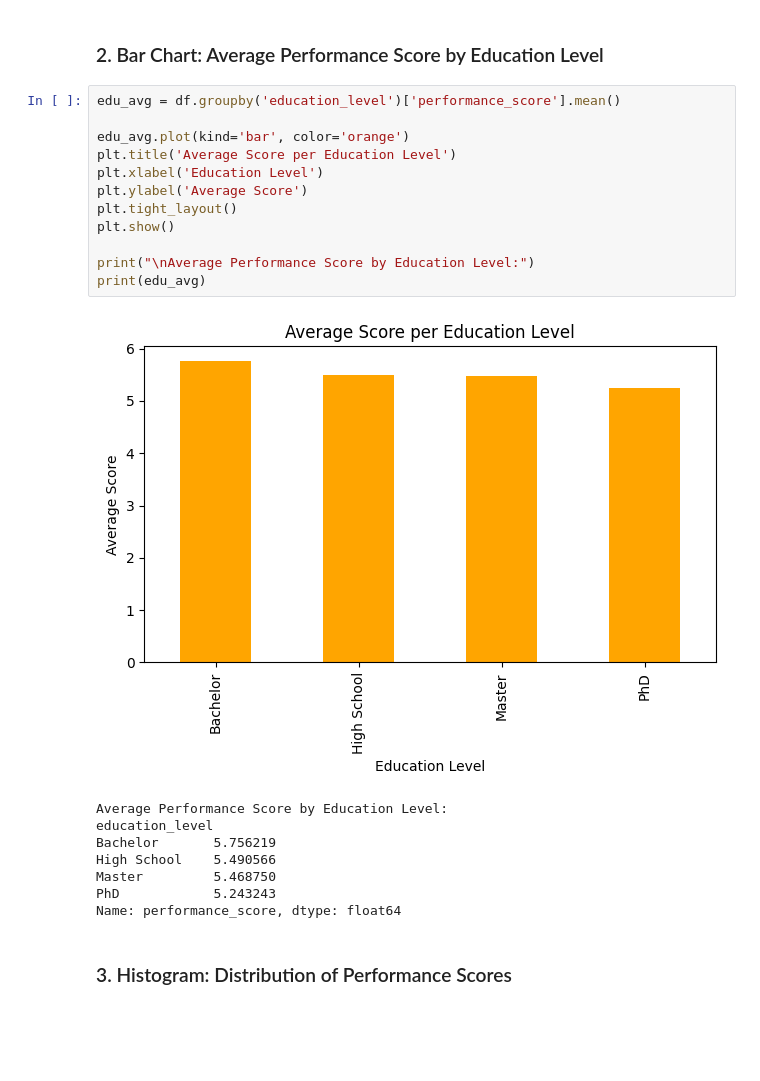
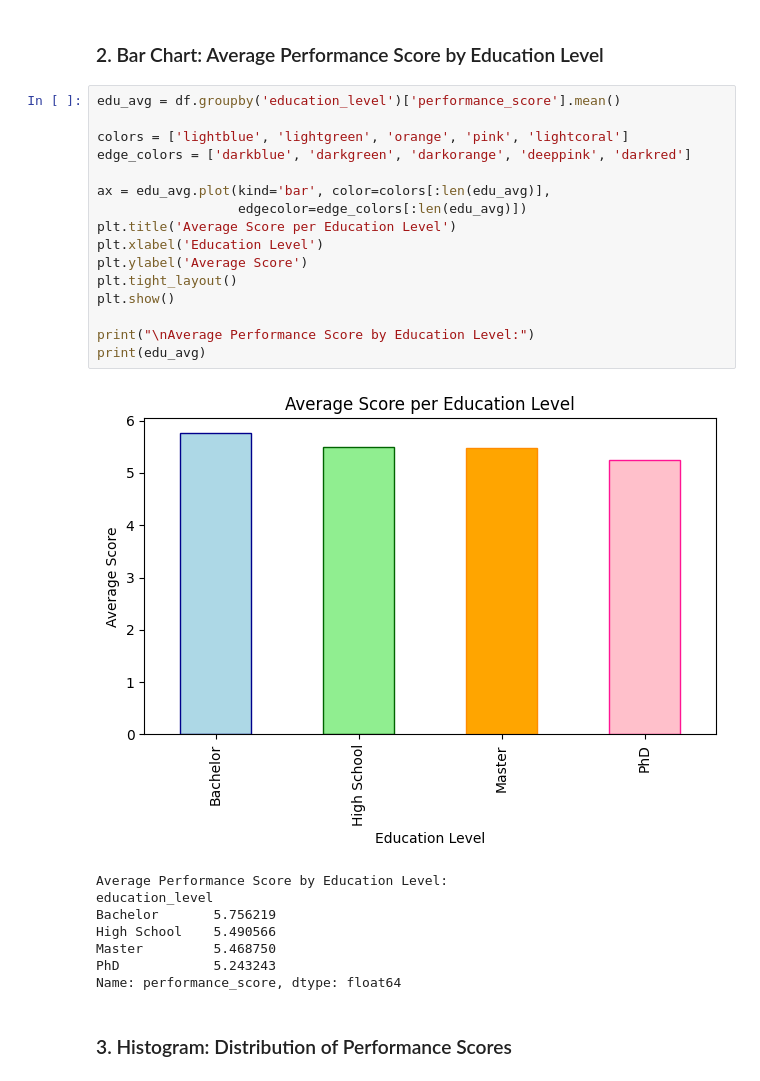
Before and after one commit to raquem-annierose/PolyTech-final-output, a Jupyter notebook: employee_performance_analysis.ipynb, the cells around one changed output. Cells and saved outputs as stored; diff of their text form; blank space fills up the shorter version.

```diff
--- a/employee_performance_analysis.ipynb
+++ b/employee_performance_analysis.ipynb
@@ -278,17 +283,21 @@ Name: count, dtype: int64
 # %%
 edu_avg = df.groupby('education_level')['performance_score'].mean()
 
-edu_avg.plot(kind='bar', color='orange')
+colors = ['lightblue', 'lightgreen', 'orange', 'pink', 'lightcoral']
+edge_colors = ['darkblue', 'darkgreen', 'darkorange', 'deeppink', 'darkred']
+
+ax = edu_avg.plot(kind='bar', color=colors[:len(edu_avg)],
+                  edgecolor=edge_colors[:len(edu_avg)])
 plt.title('Average Score per Education Level')
 plt.xlabel('Education Level')
 plt.ylabel('Average Score')
 plt.tight_layout()
 plt.show()
 
 print("\nAverage Performance Score by Education Level:")
 print(edu_avg)
 # %% [output]
-[figure, old version]
+[figure, new version]
 Average Performance Score by Education Level:
 education_level
 Bachelor       5.756219
```
Also changed, not shown: parts of 4 cells of this notebook.
